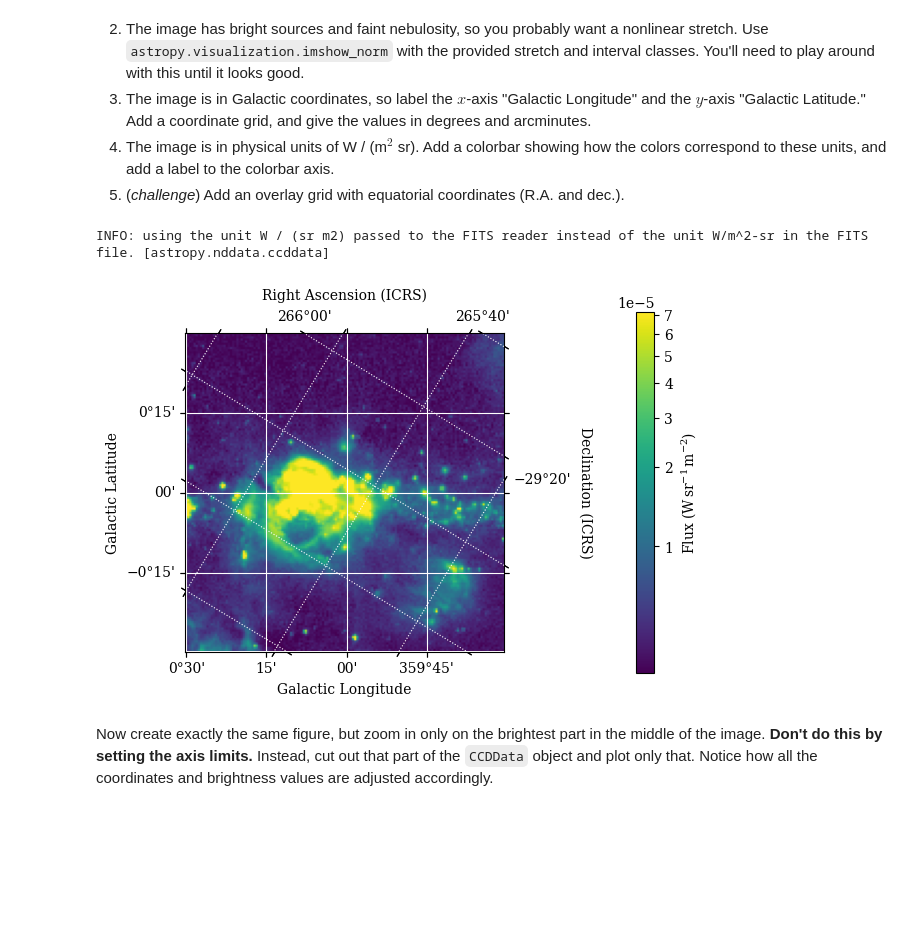
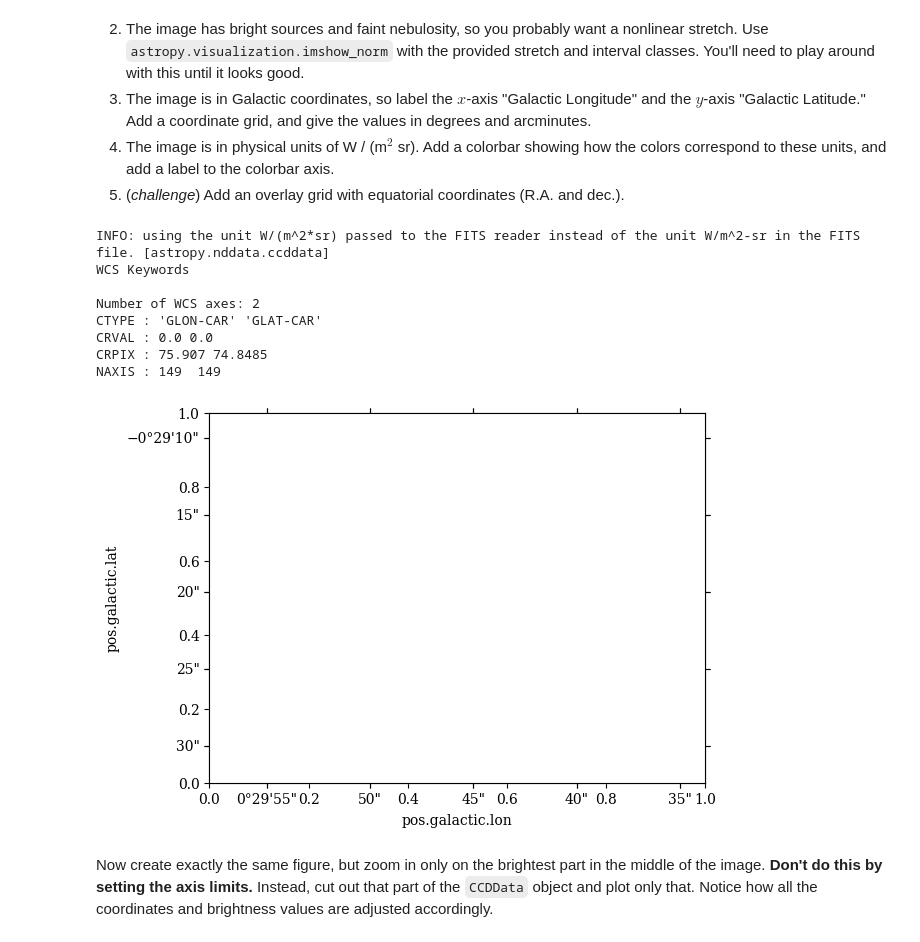
Before and after one commit to ASTR154/data-visualization, a Jupyter notebook: data-visualization.ipynb, the cells around one changed output. Cells and saved outputs as stored; diff of their text form; code cells hidden in the pictures; blank space fills up the shorter version.

```diff
--- a/data-visualization.ipynb
+++ b/data-visualization.ipynb
@@ -27,26 +27,39 @@ from astropy import visualization as viz
 # %%
 # get the name of the file from Astropy's data server
 filename = get_pkg_data_filename('galactic_center/gc_msx_e.fits')
 
 # read the file in as a CCDData object; the units are formatted incorrectly in the header
-ccddata = CCDData.read(  # complete
+ccddata = CCDData.read(filename, unit='W/(m^2*sr)')
 
 # create a new figure and axis with a WCS projection
+fig, axs = plt.subplots()
+ax = fig.add_subplot(projection=ccddata.wcs)
 
-# display the image on that axis with a nice stretch
+wcs_info = ccddata.wcs
+print(wcs_info)
+
+
+# display the image on that ax)is with a nice stretch
 
 # format the axes
 
 # add a color bar
 
 # add the overlay grid
 
 # remove padding around axes in figure
 
 # save the results
 # %% [output]
-INFO: using the unit W / (sr m2) passed to the FITS reader instead of the unit W/m^2-sr in the FITS file. [astropy.nddata.ccddata]
+INFO: using the unit W/(m^2*sr) passed to the FITS reader instead of the unit W/m^2-sr in the FITS file. [astropy.nddata.ccddata]
+WCS Keywords
+
+Number of WCS axes: 2
+CTYPE : 'GLON-CAR' 'GLAT-CAR'
+CRVAL : 0.0 0.0
+CRPIX : 75.907 74.8485
+NAXIS : 149  149
-[figure, old version]
+[figure, new version]
 # %% [markdown]
 Now create exactly the same figure, but zoom in only on the brightest part in the middle of the image. **Don't do this by setting the axis limits.** Instead, cut out that part of the `CCDData` object and plot only that. Notice how all the coordinates and brightness values are adjusted accordingly.
 # %%
```
